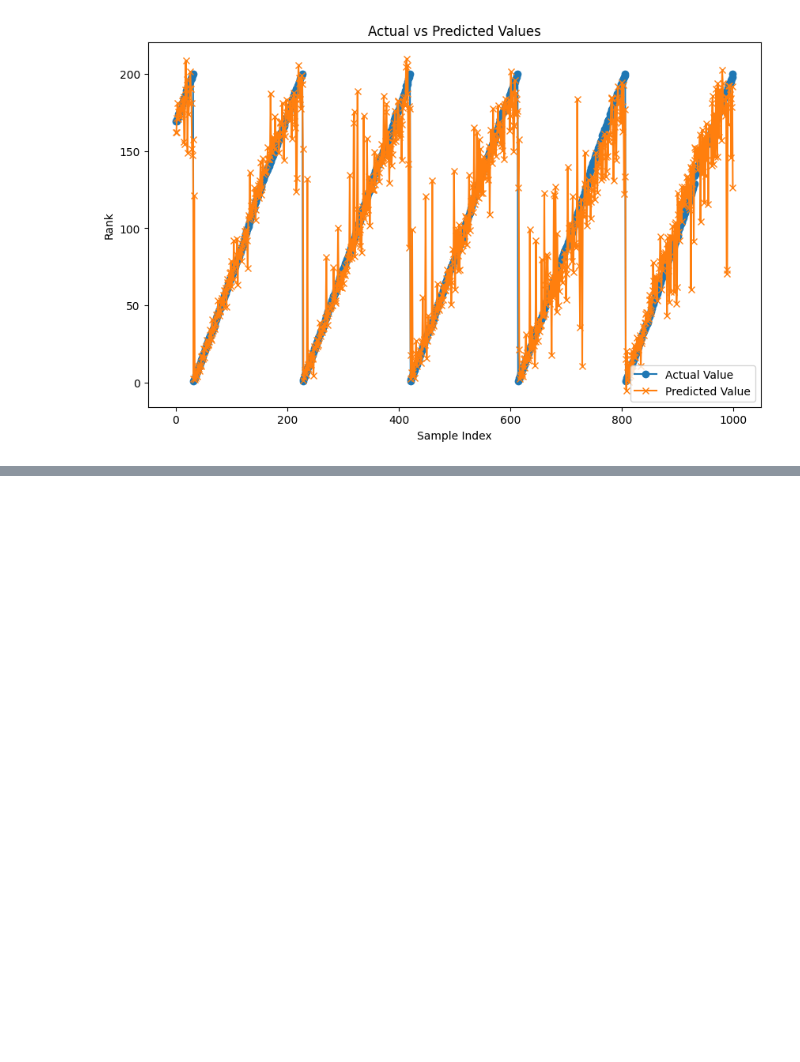
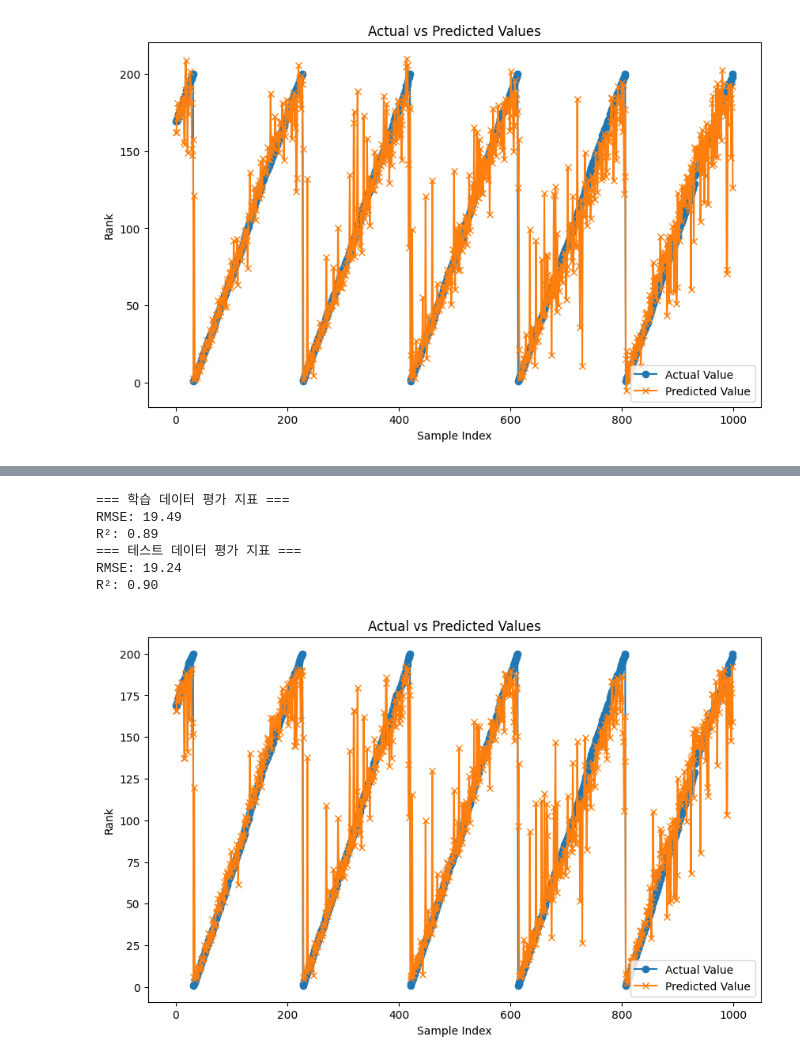
Before and after one commit to hcm1206/MusicTrendAnalysis, a Jupyter notebook: modeling/XGBoost/XGBoostTest.ipynb, the cells around one changed output, grey strips where cells are left out. Drawn from its saved outputs; the diff is of its cells as text; code cells hidden in the pictures; blank space fills up the shorter version.

Commit message:
XGBoost 모델 GridSearch 튜닝

```diff
--- a/modeling/XGBoost/XGBoostTest.ipynb
+++ b/modeling/XGBoost/XGBoostTest.ipynb
@@ -134,0 +219,5 @@ plt.show()
+# %%
+from xgboost import XGBRegressor
+xgb = XGBRegressor(alpha=0, eta=0.1, gamma=0, reg_gamma=1, max_depth=3, min_child_weight=100, subsample=0.8)
+eval_set = [(X_train, y_train), (X_test, y_test)]
+xgb.fit(X_train, y_train, eval_set=eval_set, verbose=True)
@@ -134,0 +273,39 @@ plt.show()
+# %%
+from sklearn.metrics import mean_squared_error, r2_score
+import numpy as np
+
+# 예측
+y_train_pred = xgb.predict(X_train)
+y_test_pred = xgb.predict(X_test)
+
+# 평가 지표 계산
+train_rmse = np.sqrt(mean_squared_error(y_train, y_train_pred))  # RMSE
+train_r2 = r2_score(y_train, y_train_pred)  # R²
+test_rmse = np.sqrt(mean_squared_error(y_test, y_test_pred))  # RMSE
+test_r2 = r2_score(y_test, y_test_pred)  # R²
+
+print("=== 학습 데이터 평가 지표 ===")
+print(f"RMSE: {train_rmse:.2f}")
+print(f"R²: {train_r2:.2f}")
+print("=== 테스트 데이터 평가 지표 ===")
+print(f"RMSE: {test_rmse:.2f}")
+print(f"R²: {test_r2:.2f}")
+# %% [output]
+=== 학습 데이터 평가 지표 ===
+RMSE: 19.49
+R²: 0.89
+=== 테스트 데이터 평가 지표 ===
+RMSE: 19.24
+R²: 0.90
+# %%
+# 모델 예측값과 실제값 비교 그래프
+plt.figure(figsize=(10, 6))
+plt.plot(y_test, label='Actual Value', marker='o')
+plt.plot(pd.DataFrame(y_test_pred), label='Predicted Value', marker='x') # 예측값은 numpy 배열이라서 데이터프레임화 해줘야 제대로 나옴
+plt.xlabel('Sample Index')
+plt.ylabel('Rank')
+plt.title('Actual vs Predicted Values')
+plt.legend()
+plt.show()
+# %% [output]
+[figure, added]
```
Also changed, not shown: parts of 9 cells of this notebook.
